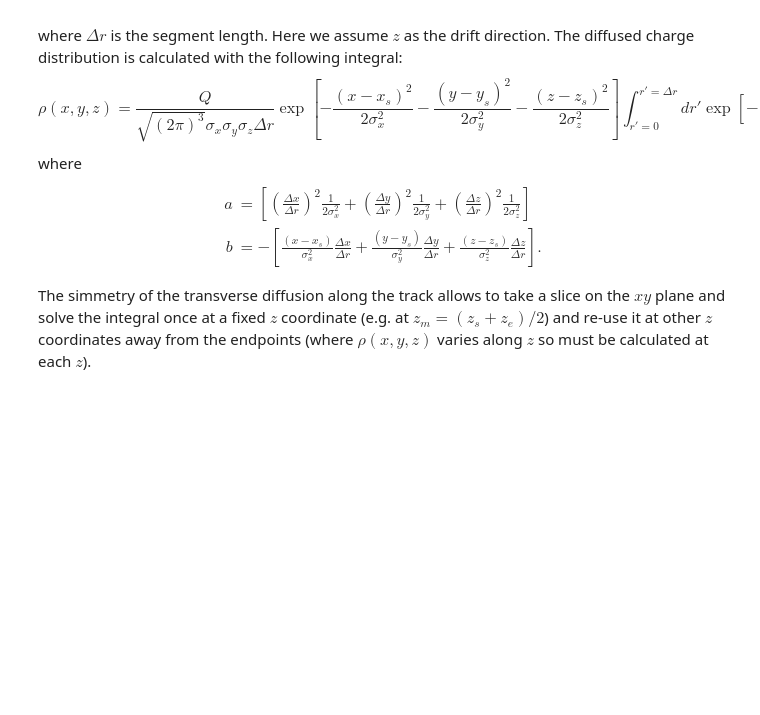
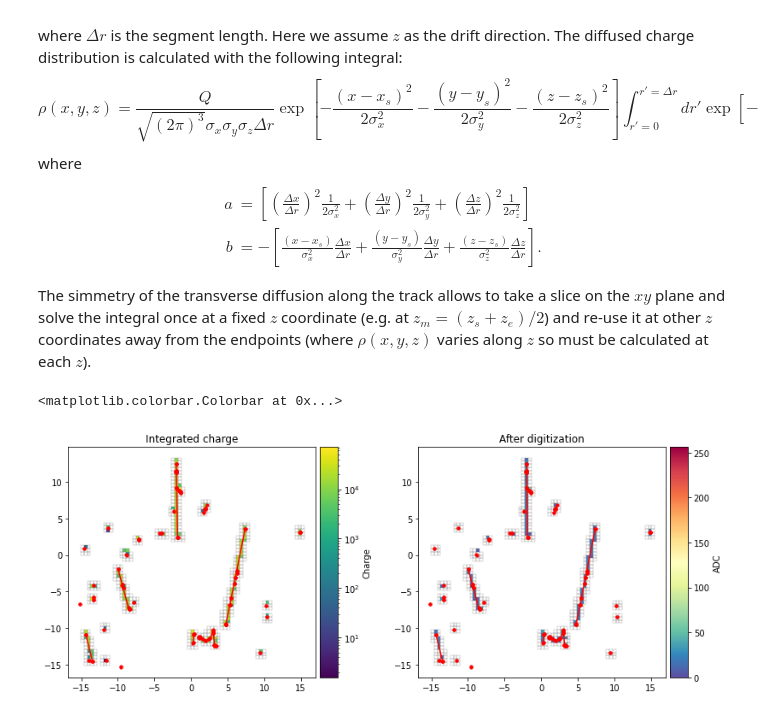
Before and after one commit to DUNE/larnd-sim, a Jupyter notebook: examples/Pixel induced current.ipynb, the cells around one changed output. Saved outputs shown, nothing was run; the diff lists cells and outputs as text; code cells hidden in the pictures; blank space fills up the shorter version.

```diff
--- a/examples/Pixel induced current.ipynb
+++ b/examples/Pixel induced current.ipynb
@@ -95,0 +84,13 @@ The simmetry of the transverse diffusion along the track allows to take a slice
+# %%
+MAX_PIXELS = 50
+MAX_ACTIVE_PIXELS = 20
+active_pixels = np.zeros(shape=(selected_tracks.shape[0], MAX_ACTIVE_PIXELS, 2))
+neighboring_pixels = np.full((selected_tracks.shape[0], MAX_PIXELS, 2), -1, dtype=np.int32)
+d_active_pixels = cuda.to_device(active_pixels)
+n_pixels_list = np.zeros(shape=(selected_tracks.shape[0]))
+threadsperblock = 128
+blockspergrid = ceil(selected_tracks.shape[0] / threadsperblock)
+pixels_from_track.get_pixels[blockspergrid,threadsperblock](selected_tracks,
+                                                            d_active_pixels,
+                                                            neighboring_pixels,
+                                                            n_pixels_list)
@@ -131,6 +119,6 @@ detsim.tracks_current[blockspergrid,threadsperblock](d_signals,
                                                      selected_tracks)
 # %%
-shapes = d_neighboring_pixels.shape
-joined = d_neighboring_pixels.reshape(shapes[0]*shapes[1],2)
+shapes = neighboring_pixels.shape
+joined = neighboring_pixels.reshape(shapes[0]*shapes[1],2)
 unique_pix = np.unique(joined, axis=0)[1:]
 # %%
@@ -145,5 +136,5 @@ for itr in range(d_neighboring_pixels.shape[0]):
 
 d_pixel_index_map = cuda.to_device(pixel_index_map)
 # %%
-pixels_signals = np.zeros((len(unique_pix),len(consts.time_ticks)))
+pixels_signals = np.zeros((len(unique_pix),len(consts.time_ticks)*len(unique_eventIDs)))
 d_pixels_signals = cuda.to_device(pixels_signals)
@@ -169,17 +171,18 @@ fee.get_adc_values[blockspergrid,threadsperblock](d_pixels_signals, consts.time_
 # %%
 adc_list = fee.digitize(integral_list)
 # %%
+%matplotlib inline
 cmap = cm.viridis
 
 norm_curr = mpl.colors.LogNorm(vmin=min(currents[currents>0]), vmax=max(currents))
 m_curr = cm.ScalarMappable(norm=norm_curr, cmap=cmap)
 
 cmap = cm.Spectral_r
-norm = mpl.colors.Normalize(vmin=np.min(adc_list[adc_list>0]), vmax=np.max(adc_list))
+norm = mpl.colors.Normalize(vmin=0, vmax=256)
 m = cm.ScalarMappable(norm=norm, cmap=cmap)
 
-fig, ax = plt.subplots(1,2,figsize=(10,8),constrained_layout=True)
-
+fig, ax = plt.subplots(1,2,figsize=(13,8))
+plt.subplots_adjust(wspace=0.3)
 for it,t in enumerate(selected_tracks):
     ax[0].plot((t[i.x_start], t[i.x_end]),
             (t[i.y_start], t[i.y_end]),
@@ -196,37 +199,44 @@ for it,t in enumerate(selected_tracks):
             zorder=10)
     ax[1].scatter((t[i.x_start], t[i.x_end]),
                (t[i.y_start], t[i.y_end]),
                c='r',
                s=10,
                zorder=10)
 
 for ip, p in enumerate(unique_pix):
     x_rect = p[0]*consts.pixel_size[0]+consts.tpc_borders[0][0]
     y_rect = p[1]*consts.pixel_size[1]+consts.tpc_borders[1][0]
-
-    c = sum(adc_list[ip])
-
+    c = sum(adc_list[ip]-fee.digitize(0))
     rect_curr = plt.Rectangle((x_rect, y_rect),
                      consts.pixel_size[0], consts.pixel_size[1],
                      linewidth=0.3, fc=m_curr.to_rgba(currents[ip]),
                      edgecolor='grey')
     ax[0].add_patch(rect_curr)
 
     if c > 0:
         rect = plt.Rectangle((x_rect, y_rect),
                              consts.pixel_size[0], consts.pixel_size[1],
                              linewidth=0.3, fc=m.to_rgba(c),
                              edgecolor='grey', label='Pixel')
-        ax[1].add_patch(rect)
+    else:
+        rect = plt.Rectangle((x_rect, y_rect),
+                     consts.pixel_size[0], consts.pixel_size[1],
+                     linewidth=0.3, fc='none',
+                     edgecolor='grey', label='Pixel')
+    ax[1].add_patch(rect)
 
 ax[0].set_aspect('equal')
 ax[1].set_aspect('equal')
+
 ax[0].set_title("Integrated charge")
 ax[1].set_title("After digitization")
+
 divider0 = make_axes_locatable(ax[0])
 cax0 = divider0.append_axes("right", size="7%", pad=0.07)
 divider1 = make_axes_locatable(ax[1])
 cax1 = divider1.append_axes("right", size="7%", pad=0.07)
-
-fig.colorbar(m_curr, ax=ax[0], cax=cax0, label="Integrated charge [# electrons]")
-fig.colorbar(m, ax=ax[1], cax=cax1, label="ADC count")
+fig.colorbar(m_curr, ax=ax[0], cax=cax0, label='Charge')
+fig.colorbar(m, ax=ax[1], cax=cax1, label='ADC')
+# %% [output]
+<matplotlib.colorbar.Colorbar at 0x...>
+[figure, added]
```
Also changed, not shown: parts of 15 cells of this notebook.
